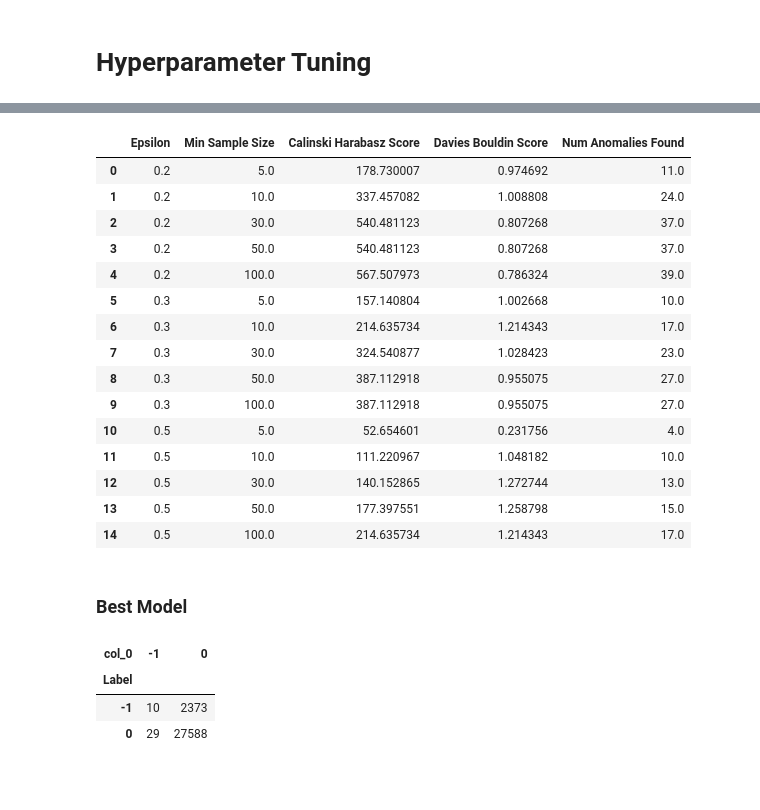
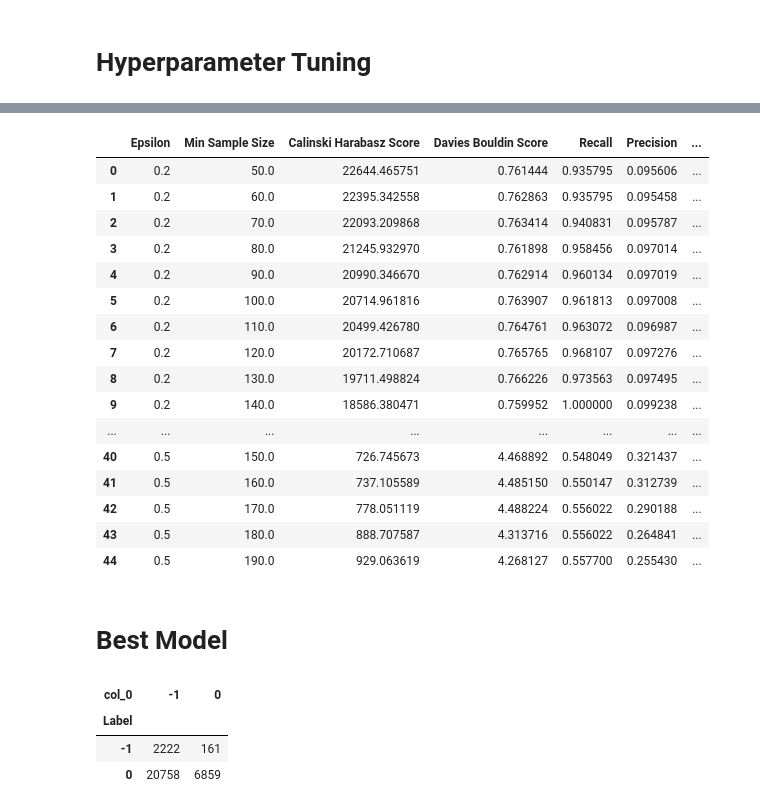
Before and after one commit to rmzn1717/anomaly_detection_project, a Jupyter notebook: DBSCAN.ipynb, the cells around one changed output, grey strips where cells are left out. Saved outputs shown, nothing was run; the diff lists cells and outputs as text; code cells hidden in the pictures; blank space fills up the shorter version.

```diff
--- a/DBSCAN.ipynb
+++ b/DBSCAN.ipynb
@@ -23,4 +23,4 @@ Mounted at /content/drive
 deleteFeatures = False
 useBisRow = 30000
 eps = 0.5
-min_samples = 10
+min_samples = 50
@@ -305,0 +406,13 @@ pd.crosstab(anomaly_labels, anom_preds)
+# %%
+contingency = pd.DataFrame(pd.crosstab(anomaly_labels, anom_preds) )
+
+tp = contingency.iloc[0,0]
+tn = contingency.iloc[1,1]
+fp = contingency.iloc[1,0]
+fn = contingency.iloc[0,1]
+
+recall = tp / (tp+fn)
+print('Recall: {:.2f}'.format(recall))
+
+precision = tp/ (tp+fp)
+print('Precision: {:.2f}'.format(precision))
@@ -306,6 +422,7 @@ pd.crosstab(anomaly_labels, anom_preds)
 # %%
 if len(Counter(cluster_preds).keys()) > 1:
   calinski = calinski_harabasz_score(data_model_input, anom_preds)
+  calinski
 # %%
 if calinski > max_calinski:
   max_calinski = calinski
@@ -337,9 +456,9 @@ memory usage: 1.4 MB
 # %%
-params = {'eps': [0.2, 0.3, 0.5, 1, 2],
-         'min_samples': [5, 10, 30, 50, 100]}
+params = {'eps': [0.2, 0.3, 0.5],
+         'min_samples': range(50, 200, 10)}
 
 score_table = pd.DataFrame(columns=['Epsilon', 'Min Sample Size',
-                                    'Calinski Harabasz Score', 'Davies Bouldin Score', 'Num Anomalies Found'])
+                                    'Calinski Harabasz Score', 'Davies Bouldin Score', "Recall", "Precision", 'Num Anomalies Found'])
 max_calinski = 0
 best_eps = 0.5
 best_min_samples = 10
@@ -358,15 +477,21 @@ for eps in params['eps']:
           best_eps = eps
           best_min_samples = min_samples
         davies = davies_bouldin_score(data_model_input, anom_preds)
+        contingency = pd.DataFrame(pd.crosstab(anomaly_labels, anom_preds) )
+        recall = contingency.iloc[0,0] / (contingency.iloc[0,0]+contingency.iloc[0,1])
+        precision = contingency.iloc[0,0]/ (contingency.iloc[0,0]+contingency.iloc[1,0])
         score_table=score_table.append({'Epsilon':eps,
                                       'Min Sample Size':min_samples,
                                       'Calinski Harabasz Score':calinski,
                                       'Davies Bouldin Score':davies,
+                                      'Recall':recall,
+                                      'Precision':precision,
                                       'Num Anomalies Found':cluster_preds.tolist().count(-1)},
                                       ignore_index=True)
-        score_table
       except:
         print("Exception")
 
+print('best_eps:', best_eps)
+print('best_min_samples:', best_min_samples)
 display(score_table)
 # %% [output]
@@ -390,31 +515,32 @@ Exception
-|  | Epsilon | Min Sample Size | Calinski Harabasz Score | Davies Bouldin Score | Num Anomalies Found |
-| 0 | 0.2 | 5.0 | 178.730007 | 0.974692 | 11.0 |
-| 1 | 0.2 | 10.0 | 337.457082 | 1.008808 | 24.0 |
-| 2 | 0.2 | 30.0 | 540.481123 | 0.807268 | 37.0 |
-| 3 | 0.2 | 50.0 | 540.481123 | 0.807268 | 37.0 |
-| 4 | 0.2 | 100.0 | 567.507973 | 0.786324 | 39.0 |
-| 5 | 0.3 | 5.0 | 157.140804 | 1.002668 | 10.0 |
-| 6 | 0.3 | 10.0 | 214.635734 | 1.214343 | 17.0 |
-| 7 | 0.3 | 30.0 | 324.540877 | 1.028423 | 23.0 |
-| 8 | 0.3 | 50.0 | 387.112918 | 0.955075 | 27.0 |
-| 9 | 0.3 | 100.0 | 387.112918 | 0.955075 | 27.0 |
-| 10 | 0.5 | 5.0 | 52.654601 | 0.231756 | 4.0 |
-| 11 | 0.5 | 10.0 | 111.220967 | 1.048182 | 10.0 |
-| 12 | 0.5 | 30.0 | 140.152865 | 1.272744 | 13.0 |
-| 13 | 0.5 | 50.0 | 177.397551 | 1.258798 | 15.0 |
-| 14 | 0.5 | 100.0 | 214.635734 | 1.214343 | 17.0 |
+|  | Epsilon | Min Sample Size | Calinski Harabasz Score | Davies Bouldin Score | Recall | Precision | ... |
+| 0 | 0.2 | 50.0 | 22644.465751 | 0.761444 | 0.935795 | 0.095606 | ... |
+| 1 | 0.2 | 60.0 | 22395.342558 | 0.762863 | 0.935795 | 0.095458 | ... |
+| 2 | 0.2 | 70.0 | 22093.209868 | 0.763414 | 0.940831 | 0.095787 | ... |
+| 3 | 0.2 | 80.0 | 21245.932970 | 0.761898 | 0.958456 | 0.097014 | ... |
+| 4 | 0.2 | 90.0 | 20990.346670 | 0.762914 | 0.960134 | 0.097019 | ... |
+| 5 | 0.2 | 100.0 | 20714.961816 | 0.763907 | 0.961813 | 0.097008 | ... |
+| 6 | 0.2 | 110.0 | 20499.426780 | 0.764761 | 0.963072 | 0.096987 | ... |
+| 7 | 0.2 | 120.0 | 20172.710687 | 0.765765 | 0.968107 | 0.097276 | ... |
+| 8 | 0.2 | 130.0 | 19711.498824 | 0.766226 | 0.973563 | 0.097495 | ... |
+| 9 | 0.2 | 140.0 | 18586.380471 | 0.759952 | 1.000000 | 0.099238 | ... |
+| ... | ... | ... | ... | ... | ... | ... | ... |
+| 40 | 0.5 | 150.0 | 726.745673 | 4.468892 | 0.548049 | 0.321437 | ... |
+| 41 | 0.5 | 160.0 | 737.105589 | 4.485150 | 0.550147 | 0.312739 | ... |
+| 42 | 0.5 | 170.0 | 778.051119 | 4.488224 | 0.556022 | 0.290188 | ... |
+| 43 | 0.5 | 180.0 | 888.707587 | 4.313716 | 0.556022 | 0.264841 | ... |
+| 44 | 0.5 | 190.0 | 929.063619 | 4.268127 | 0.557700 | 0.255430 | ... |
 # %% [markdown]
-### Best Model
+# Best Model
 # %%
 dbscan_model = DBSCAN(eps=best_eps, min_samples=best_min_samples)
-cluster_preds = dbscan_model.fit_predict(data_model_input)
+cluster_preds = dbscan_model.fit_predict(best_data)
 anom_preds = np.where(cluster_preds == -1, -1, 0)
 pd.crosstab(anomaly_labels, anom_preds)
 # %% [output]
 | col_0 | -1 | 0 |
 | Label |  |  |
-| -1 | 10 | 2373 |
-| 0 | 29 | 27588 |
+| -1 | 2222 | 161 |
+| 0 | 20758 | 6859 |
 # %%
 contingency = pd.DataFrame(pd.crosstab(anomaly_labels, anom_preds) )
 
```
Also changed, not shown: parts of 34 cells of this notebook, 1 other file.
